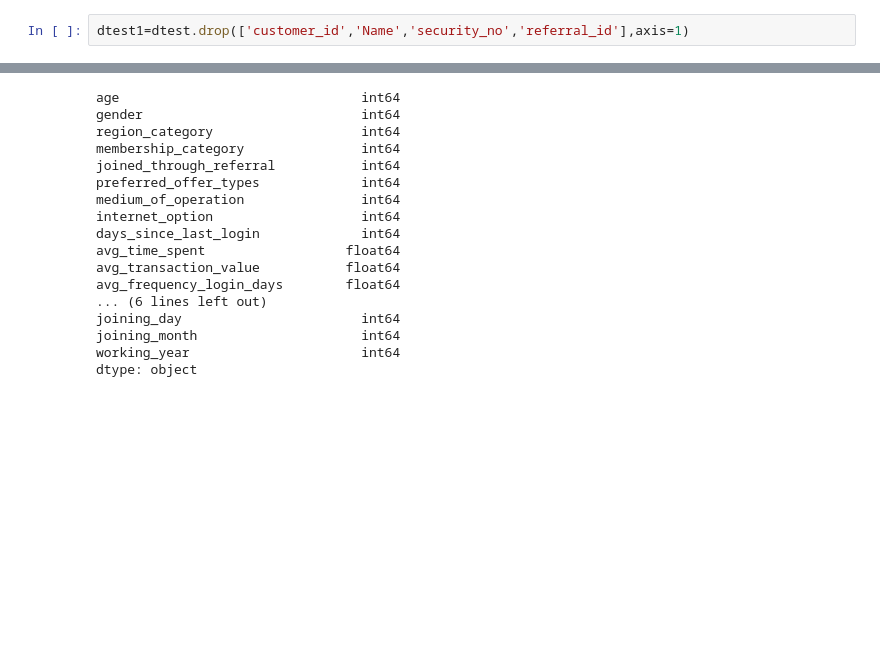
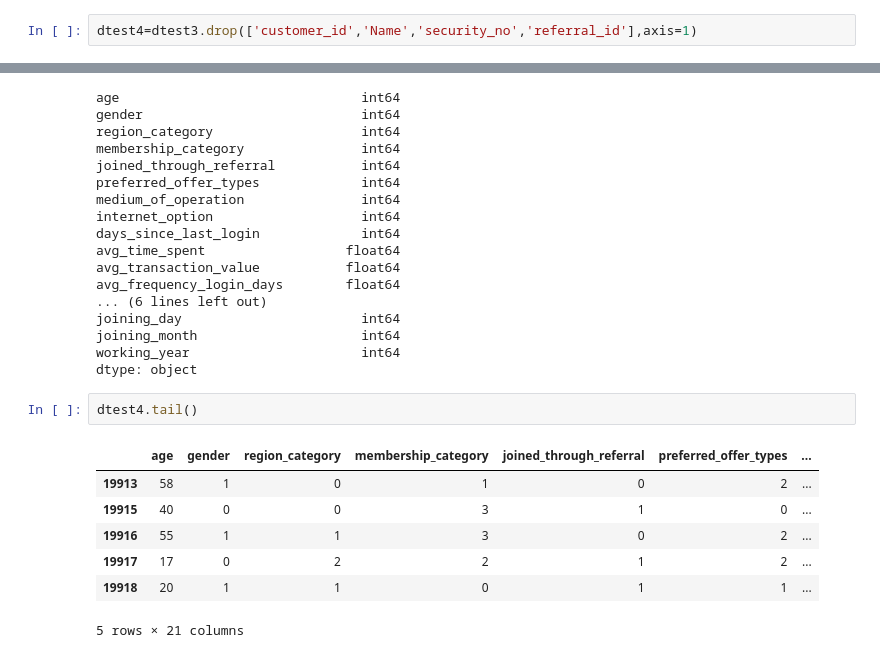
Before and after one commit to bikashk123/predict-the-churn-risk-rate, a Jupyter notebook: Not to loose customer in 10 days.ipynb, the cells around one changed output, grey strips where cells are left out. Saved outputs shown, nothing was run; the diff lists cells and outputs as text; blank space fills up the shorter version.

```diff
--- a/Not to loose customer in 10 days.ipynb
+++ b/Not to loose customer in 10 days.ipynb
@@ -413,2 +475,2 @@ dtest['customer_id'].duplicated().sum()
 # %%
-dtest1=dtest.drop(['customer_id','Name','security_no','referral_id'],axis=1)
+dtest4=dtest3.drop(['customer_id','Name','security_no','referral_id'],axis=1)
@@ -609,3 +609,13 @@ joining_day                       int64
 joining_month                     int64
 working_year                      int64
 dtype: object
+# %%
+dtest4.tail()
+# %% [output]
+|  | age | gender | region_category | membership_category | joined_through_referral | preferred_offer_types | ... |
+| 19913 | 58 | 1 | 0 | 1 | 0 | 2 | ... |
+| 19915 | 40 | 0 | 0 | 3 | 1 | 0 | ... |
+| 19916 | 55 | 1 | 1 | 3 | 0 | 2 | ... |
+| 19917 | 17 | 0 | 2 | 2 | 1 | 2 | ... |
+| 19918 | 20 | 1 | 1 | 0 | 1 | 1 | ... |
+5 rows × 21 columns
```
Also changed, not shown: parts of 36 cells of this notebook, 1 other file.
